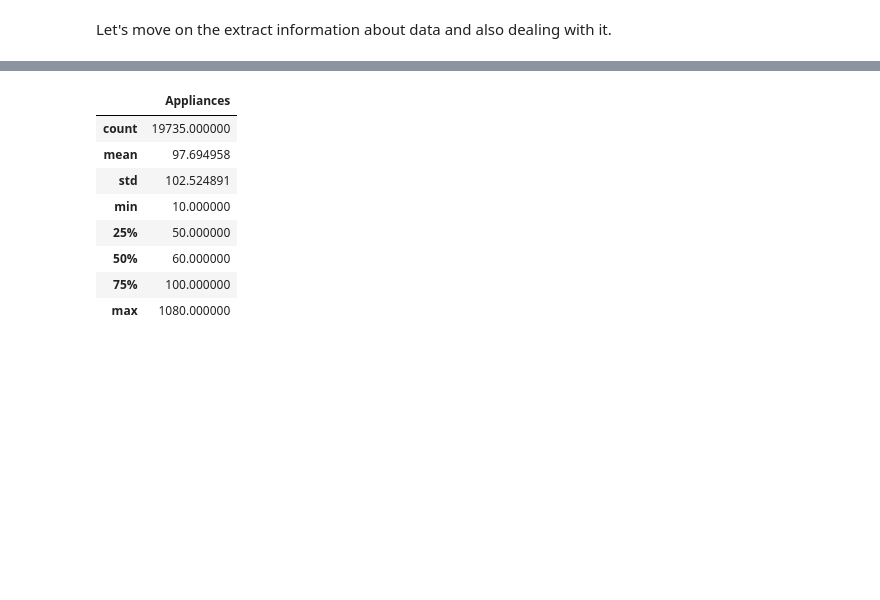
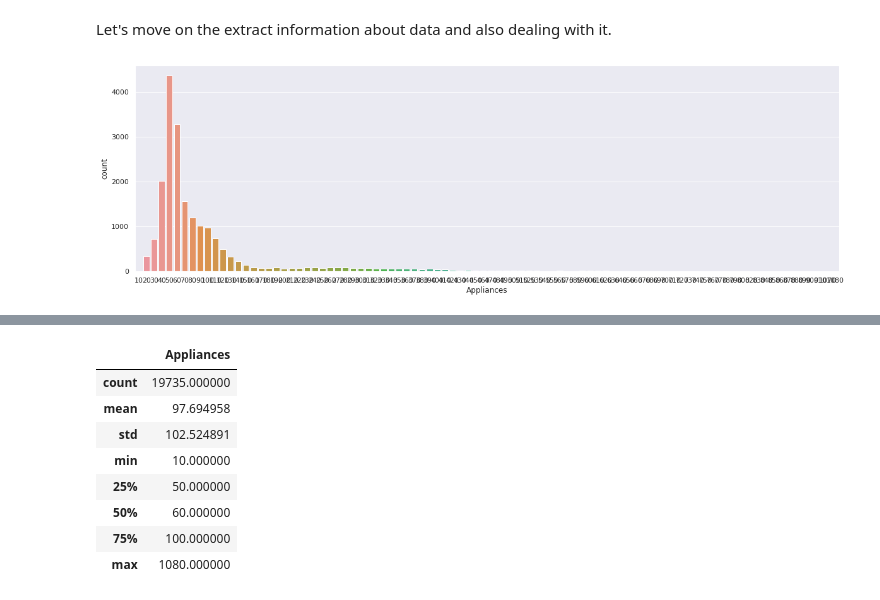
Before and after one commit to atif2786/Appliance-energy-prediction, a Jupyter notebook: Appliance_energy_prediction.ipynb, the cells around one changed output, grey strips where cells are left out. Drawn from its saved outputs; the diff is of its cells as text; code cells hidden in the pictures; blank space fills up the shorter version.

```diff
--- a/Appliance_energy_prediction.ipynb
+++ b/Appliance_energy_prediction.ipynb
@@ -244,5 +248,13 @@ col_weather = ["T_out", "Tdewpoint","RH_out","Press_mm_hg",
 col_randoms = ["rv1", "rv2"]
 
 col_target = ["Appliances"]
+# %%
+# Visulize the target variable
+
+sns.set(rc={'figure.figsize':(20,6)})
+Apl = sns.countplot(aep['Appliances'])
+plt.show()
+# %% [output]
+[figure, added]
 # %%
 # Seperate dependent and independent variables
```
Also changed, not shown: parts of 20 cells of this notebook.
